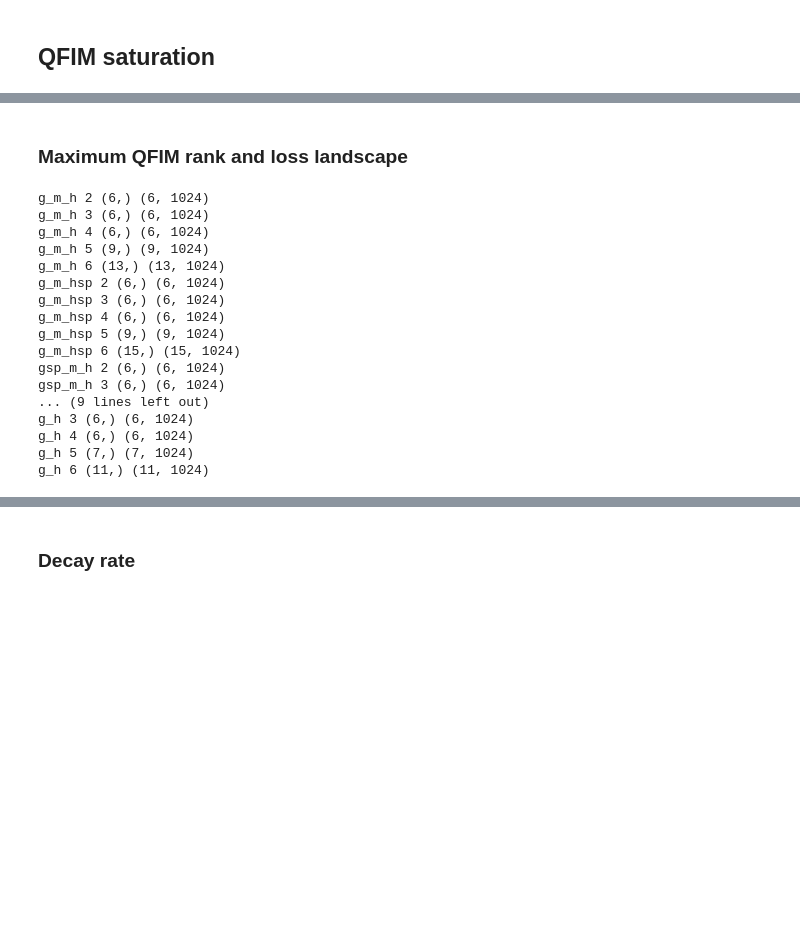
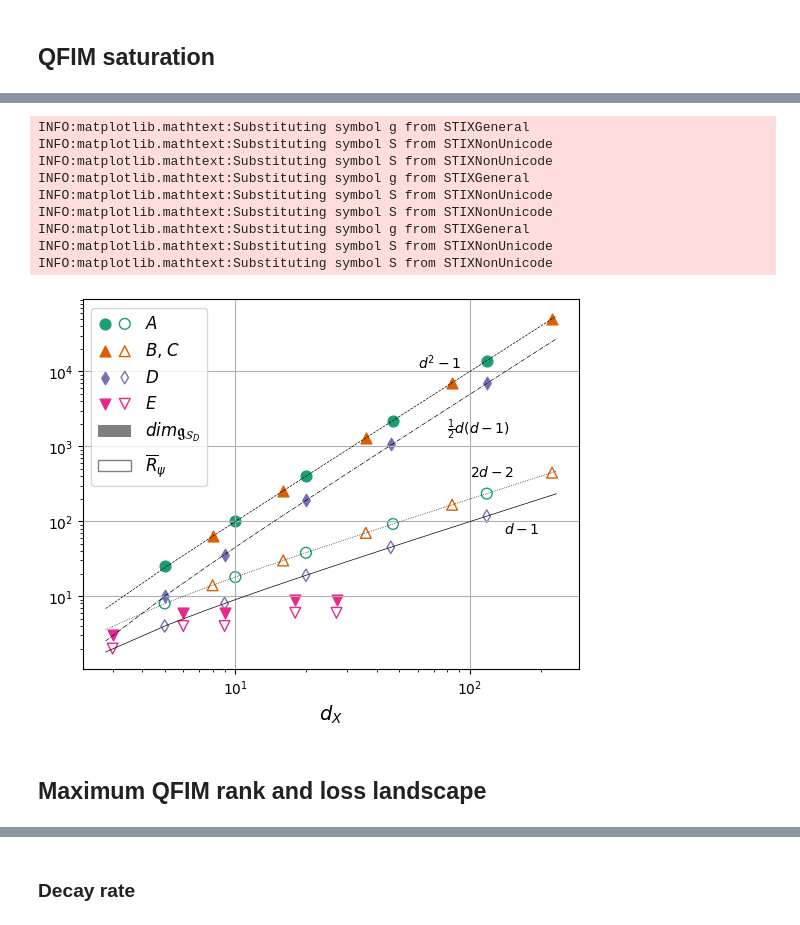
Before and after one commit to yiiyama/z2vqe, a Jupyter notebook: paper_plots.ipynb, the cells around one changed output, grey strips where cells are left out. Saved outputs shown, nothing was run; the diff lists cells and outputs as text; code cells hidden in the pictures; blank space fills up the shorter version.

```diff
--- a/paper_plots.ipynb
+++ b/paper_plots.ipynb
@@ -326,5 +257,59 @@ INFO:matplotlib.mathtext:Substituting symbol S from STIXNonUnicode
+# %%
+from matplotlib.patches import Rectangle
+from matplotlib.legend_handler import HandlerTuple
+
+series = [
+    ('g_m_h', 'o'),
+    ('gsp_m_h', '^'),
+    ('g_h', 'd'),
+    ('m_h', 'v')
+]
+colors = mpl.color_sequences['Dark2']
+
+handles = []
+for (config, marker), color in zip(series, colors):
+    h1 = plt.scatter(subspace_dims[config], dla_dims[config], 40. if marker == 'd' else 60., color=color,
+                     marker=marker)
+    h2 = plt.scatter(subspace_dims[config], rsat_nums[config], 40. if marker == 'd' else 60., color=color,
+                     facecolor='none', marker=marker)
+    handles.append((h1, h2))
+handles.append(Rectangle((0., 0.), 1., 1., facecolor='grey'))
+handles.append(Rectangle((0., 0.), 1., 1., facecolor='none', edgecolor='grey'))
+
+xfine = np.linspace(min(s[0] for s in subspace_dims.values()) - 0.2, max(s[-1] for s in subspace_dims.values()) + 10, 100)
+plt.plot(xfine, xfine ** 2 - 1, color='k', linestyle='--', linewidth=0.5)
+plt.text(60., 1.1e+4, '$d^2 - 1$')
+plt.plot(xfine, xfine * (xfine - 1) / 2, color='k', linestyle='-.', linewidth=0.5)
+plt.text(80., 1.5e+3, r'$\frac{1}{2}d(d-1)$')
+plt.plot(xfine, xfine * 2 - 2, color='k', linestyle=':', linewidth=0.5)
+plt.text(100., 4.e+2, '$2d - 2$')
+plt.plot(xfine, xfine - 1, color='k', linestyle='-', linewidth=0.5)
+plt.text(140., 7.e+1, '$d - 1$')
+
+plt.xscale('log')
+plt.yscale('log')
+plt.legend(handles,
+           ['$A$', '$B$, $C$', '$D$', '$E$', r'$dim \mathfrak{g}_{\mathcal{S}_D}$',
+            r'$\overline{R}_{\psi}$'],
+           fontsize=12,
+           handler_map={tuple: HandlerTuple(2)})
+plt.xlabel('$d_X$', fontsize=14)
+plt.grid()
+
+plt.savefig('/home/iiyama/src/z2vqe/plots/dim_dla_rsat.pdf')
+# %% [output]
+INFO:matplotlib.mathtext:Substituting symbol g from STIXGeneral
+INFO:matplotlib.mathtext:Substituting symbol S from STIXNonUnicode
+INFO:matplotlib.mathtext:Substituting symbol S from STIXNonUnicode
+INFO:matplotlib.mathtext:Substituting symbol g from STIXGeneral
+INFO:matplotlib.mathtext:Substituting symbol S from STIXNonUnicode
+INFO:matplotlib.mathtext:Substituting symbol S from STIXNonUnicode
+INFO:matplotlib.mathtext:Substituting symbol g from STIXGeneral
+INFO:matplotlib.mathtext:Substituting symbol S from STIXNonUnicode
+INFO:matplotlib.mathtext:Substituting symbol S from STIXNonUnicode
+[figure, added]
 # %% [markdown]
-### Maximum QFIM rank and loss landscape
+## Maximum QFIM rank and loss landscape
 # %%
 nls = {}
 qfim_ranks = {}
@@ -341,25 +326,6 @@ for config in configs:
             qfim_ranks[config][num_f] = source['ranks'][()]
             vqe_losses[config][num_f] = source['losses'][()]
             vqe_grads[config][num_f] = source['gradients'][()]
-            print(config, num_f, nls[config][num_f].shape, vqe_grads[config][num_f].shape)
-# %% [output]
-g_m_h 2 (6,) (6, 1024)
-g_m_h 3 (6,) (6, 1024)
-g_m_h 4 (6,) (6, 1024)
-g_m_h 5 (9,) (9, 1024)
-g_m_h 6 (13,) (13, 1024)
-g_m_hsp 2 (6,) (6, 1024)
-g_m_hsp 3 (6,) (6, 1024)
-g_m_hsp 4 (6,) (6, 1024)
-g_m_hsp 5 (9,) (9, 1024)
-g_m_hsp 6 (15,) (15, 1024)
-gsp_m_h 2 (6,) (6, 1024)
-gsp_m_h 3 (6,) (6, 1024)
-... (9 lines left out)
-g_h 3 (6,) (6, 1024)
-g_h 4 (6,) (6, 1024)
-g_h 5 (7,) (7, 1024)
-g_h 6 (11,) (11, 1024)
 # %%
 num_f = 6
 fig, axs = plt.subplots(5, 1, figsize=(8, 12))
```
Also changed, not shown: parts of 11 cells of this notebook.
